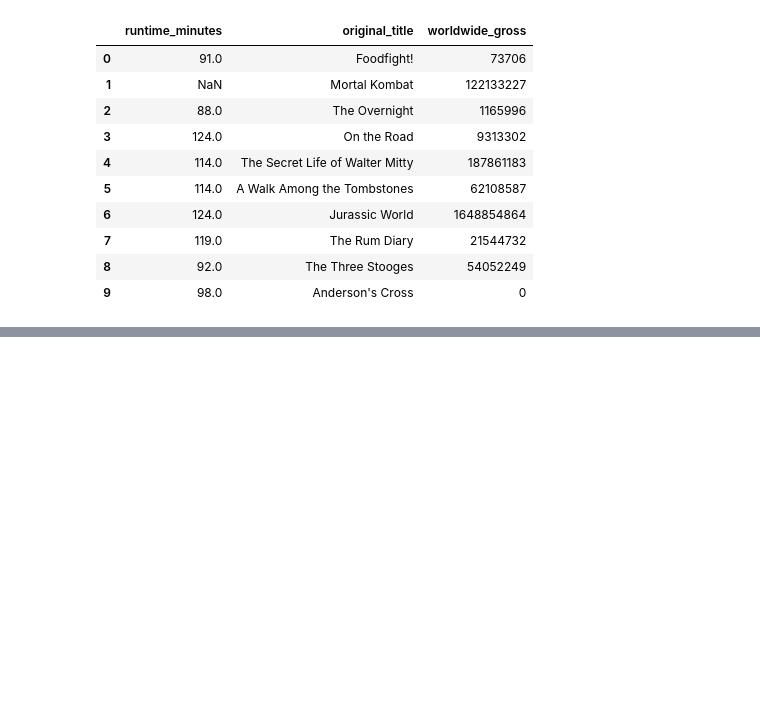
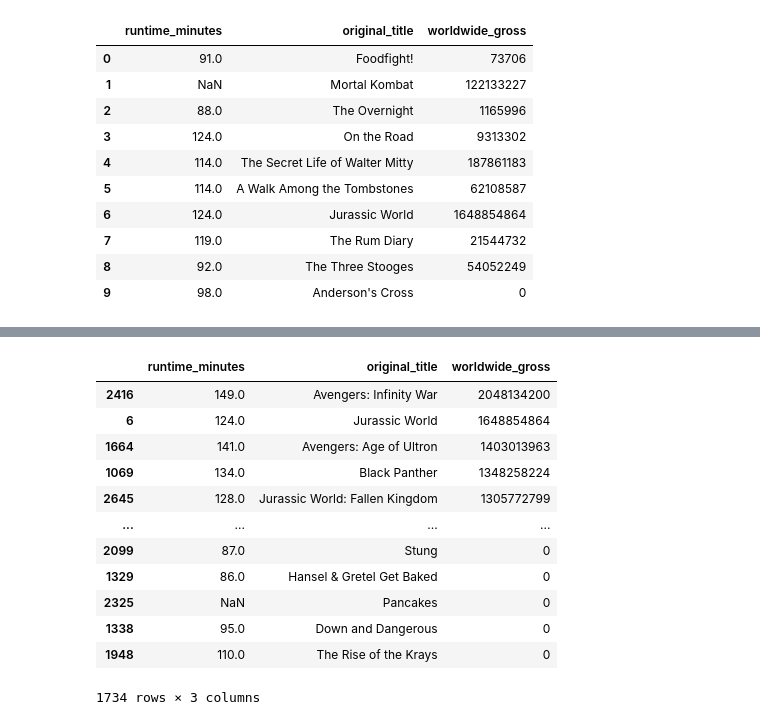
Before and after one commit to krvosen/microsoft_movie_analysis, a Jupyter notebook: create_sql_database.ipynb, the cells around one changed output, grey strips where cells are left out. Saved outputs shown, nothing was run; the diff lists cells and outputs as text; code cells hidden in the pictures; blank space fills up the shorter version.

```diff
--- a/create_sql_database.ipynb
+++ b/create_sql_database.ipynb
@@ -123,0 +149,16 @@ orderedrtandgross.head(10)
+# %%
+orderedrtandgross
+# %% [output]
+|  | runtime_minutes | original_title | worldwide_gross |
+| 2416 | 149.0 | Avengers: Infinity War | 2048134200 |
+| 6 | 124.0 | Jurassic World | 1648854864 |
+| 1664 | 141.0 | Avengers: Age of Ultron | 1403013963 |
+| 1069 | 134.0 | Black Panther | 1348258224 |
+| 2645 | 128.0 | Jurassic World: Fallen Kingdom | 1305772799 |
+| ... | ... | ... | ... |
+| 2099 | 87.0 | Stung | 0 |
+| 1329 | 86.0 | Hansel & Gretel Get Baked | 0 |
+| 2325 | NaN | Pancakes | 0 |
+| 1338 | 95.0 | Down and Dangerous | 0 |
+| 1948 | 110.0 | The Rise of the Krays | 0 |
+1734 rows × 3 columns
```
Also changed, not shown: parts of 17 cells of this notebook.
